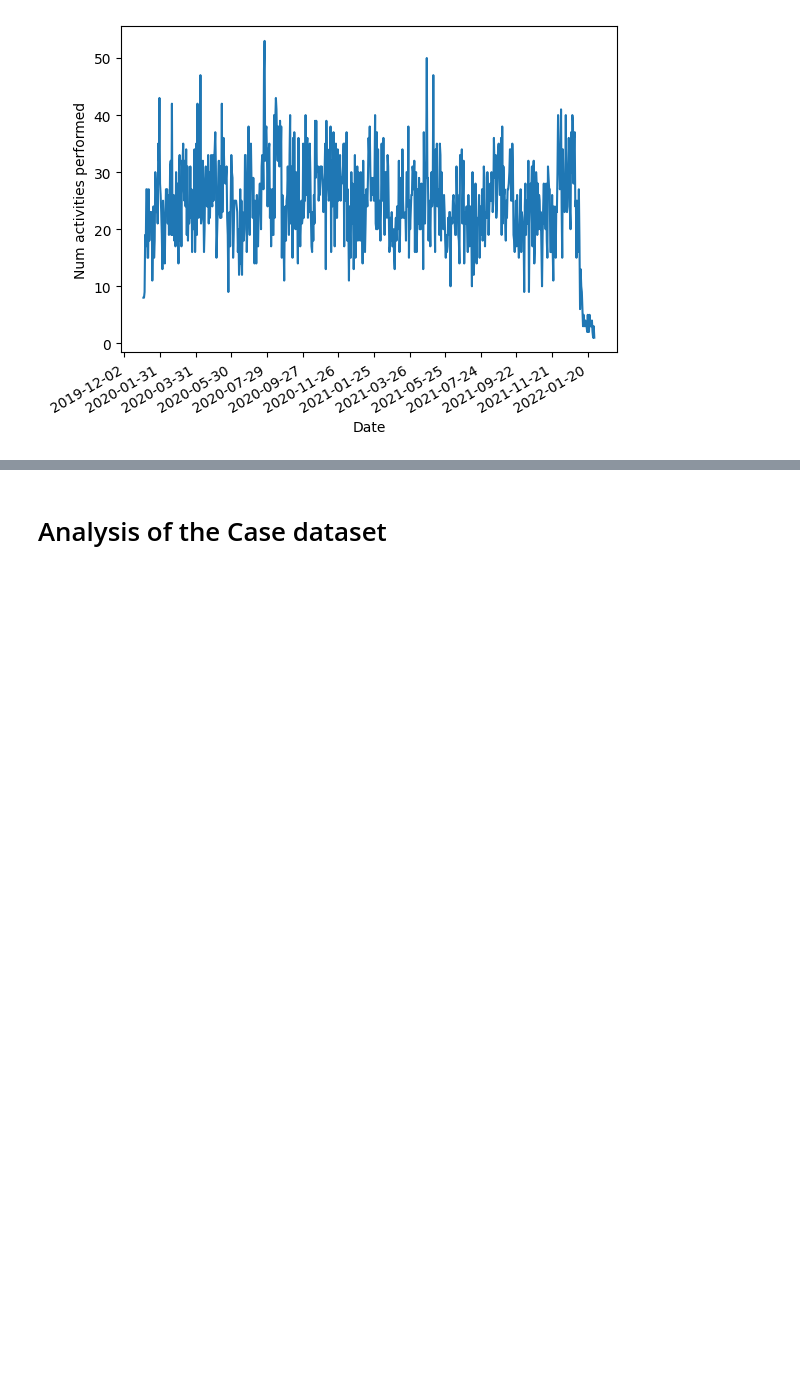
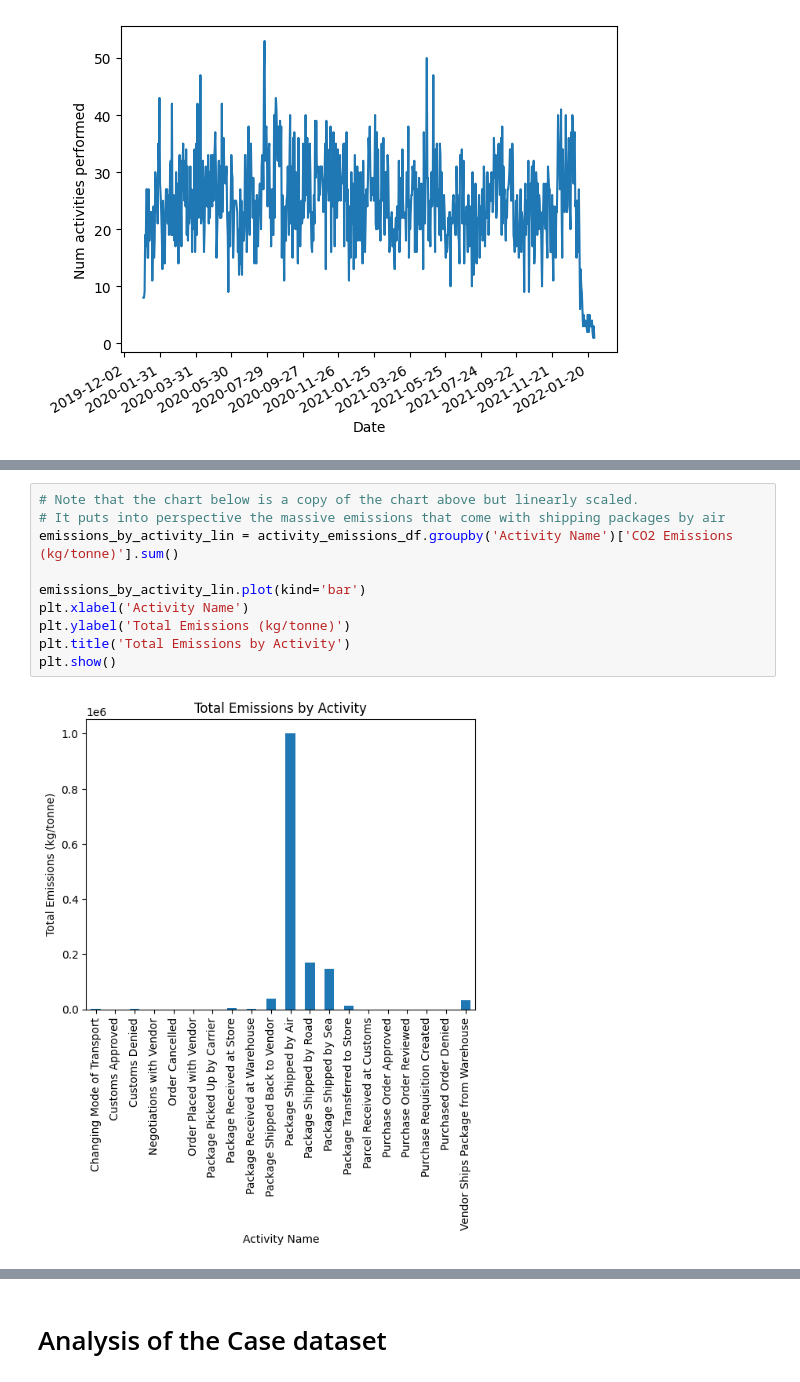
Before and after one commit to aaaka5h/BOLT-Datathon, a Jupyter notebook: analysis.ipynb, the cells around one changed output, grey strips where cells are left out. Drawn from its saved outputs; the diff is of its cells as text; blank space fills up the shorter version.

```diff
--- a/analysis.ipynb
+++ b/analysis.ipynb
@@ -78,0 +118,12 @@ plt.show()
+# %%
+# Note that the chart below is a copy of the chart above but linearly scaled.
+# It puts into perspective the massive emissions that come with shipping packages by air
+emissions_by_activity_lin = activity_emissions_df.groupby('Activity Name')['CO2 Emissions (kg/tonne)'].sum()
+
+emissions_by_activity_lin.plot(kind='bar')
+plt.xlabel('Activity Name')
+plt.ylabel('Total Emissions (kg/tonne)')
+plt.title('Total Emissions by Activity')
+plt.show()
+# %% [output]
+[figure, added]
```
Also changed, not shown: parts of 9 cells of this notebook.
